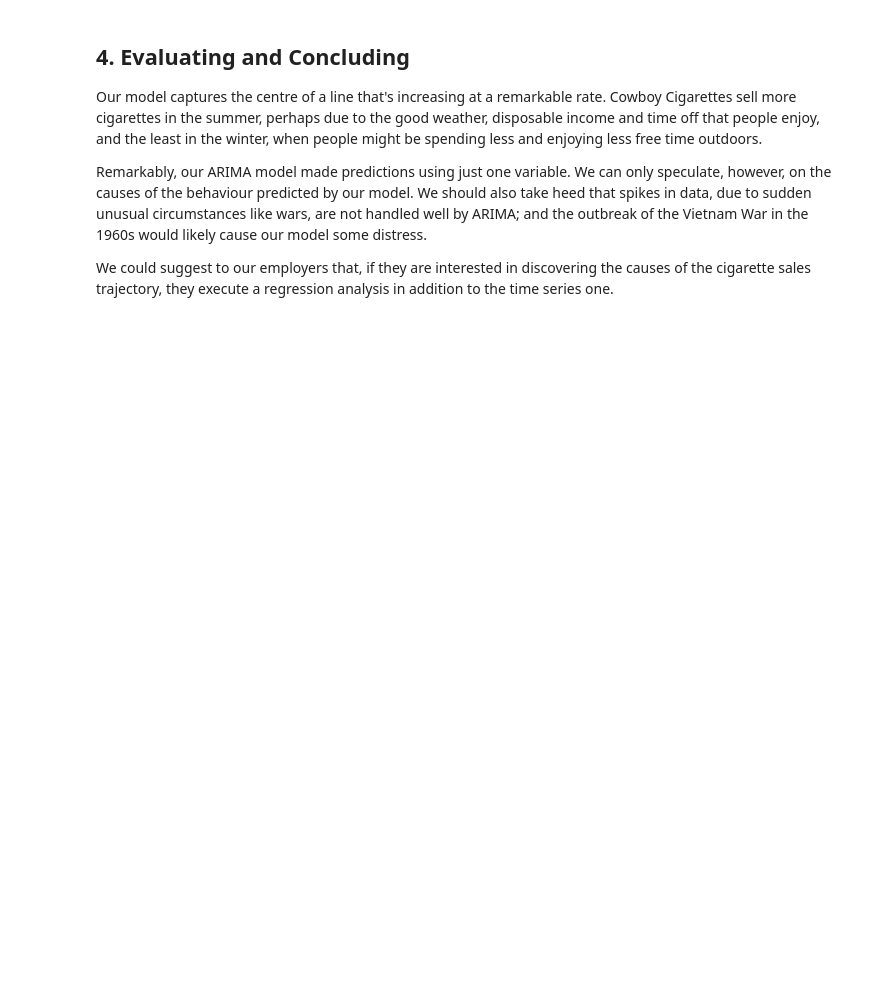
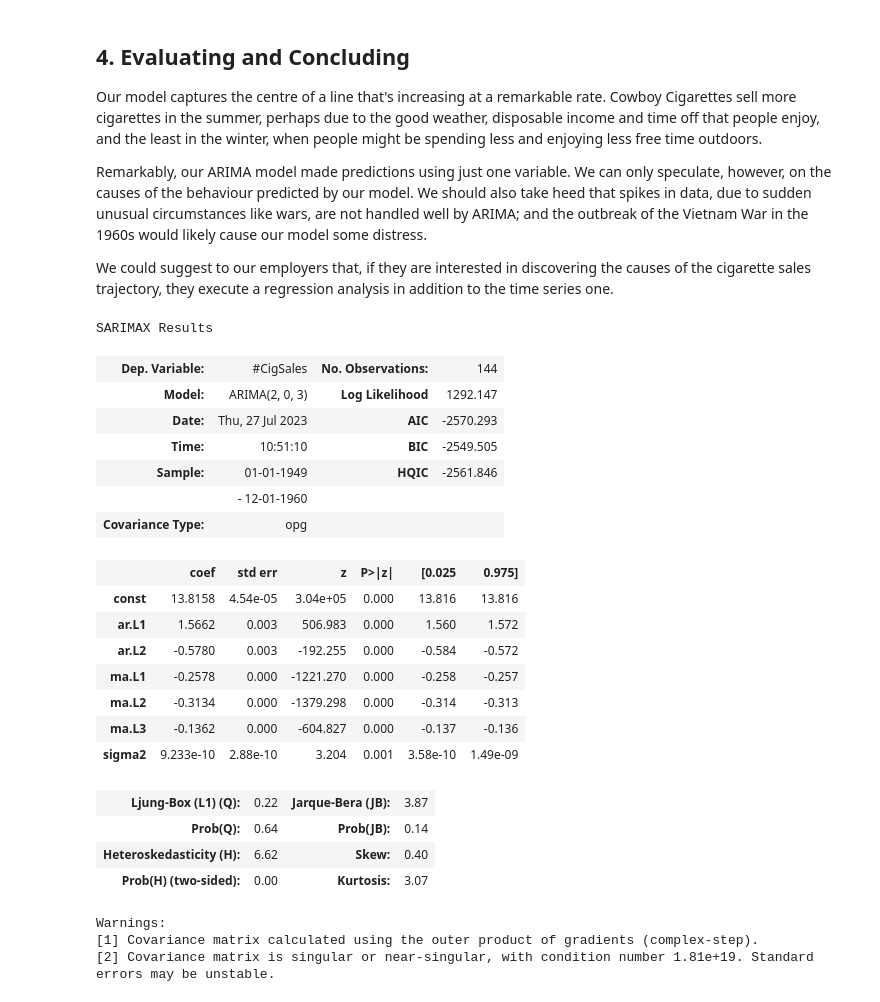
Before and after one commit to binayakhadka/springboard_case_study, a Jupyter notebook: Cowboy Cigrettes/Cowboy Cigarettes Case Study - Tier 3.ipynb, the cells around one changed output. Drawn from its saved outputs; the diff is of its cells as text; code cells hidden in the pictures; blank space fills up the shorter version.

```diff
--- a/Cowboy Cigrettes/Cowboy Cigarettes Case Study - Tier 3.ipynb
+++ b/Cowboy Cigrettes/Cowboy Cigarettes Case Study - Tier 3.ipynb
@@ -372,7 +386,8 @@ best_order
 # %% [markdown]
 So the best p,d, q, parameters for our ARIMA model are 2, 1, 1 respectively. Now we know this, we can build the model.
 # %%
-model = ARIMA(y_log, order=best_order)
+# model = ARIMA(y_log, order=best_order)
+model = ARIMA(y_log, order=(2,1,1))
 model_fit = model.fit()
 forecast = model_fit.forecast(24)
 forecast
@@ -423,3 +482,34 @@ Our model captures the centre of a line that's increasing at a remarkable rate.
 Remarkably, our ARIMA model made predictions using just one variable. We can only speculate, however, on the causes of the behaviour predicted by our model. We should also take heed that spikes in data, due to sudden unusual circumstances like wars, are not handled well by ARIMA; and the outbreak of the Vietnam War in the 1960s would likely cause our model some distress.
 
 We could suggest to our employers that, if they are interested in discovering the causes of the cigarette sales trajectory, they execute a regression analysis in addition to the time series one.
+# %%
+model = ARIMA(y_log, order=(2,0,3)) #order = (p,0,q) #p->AR, q->MA #colX should be stationary
+result = model.fit()
+forecast = result.get_prediction(start=-25) #starts from last 25 entries of training data
+mean_forecast = forecast.predicted_mean
+# %%
+result.summary()
+# %% [output]
+SARIMAX Results
+| Dep. Variable: | #CigSales | No. Observations: | 144 |
+| Model: | ARIMA(2, 0, 3) | Log Likelihood | 1292.147 |
+| Date: | Thu, 27 Jul 2023 | AIC | -2570.293 |
+| Time: | 10:51:10 | BIC | -2549.505 |
+| Sample: | 01-01-1949 | HQIC | -2561.846 |
+|  | - 12-01-1960 |  |  |
+| Covariance Type: | opg |  |  |
+|  | coef | std err | z | P>|z| | [0.025 | 0.975] |
+| const | 13.8158 | 4.54e-05 | 3.04e+05 | 0.000 | 13.816 | 13.816 |
+| ar.L1 | 1.5662 | 0.003 | 506.983 | 0.000 | 1.560 | 1.572 |
+| ar.L2 | -0.5780 | 0.003 | -192.255 | 0.000 | -0.584 | -0.572 |
+| ma.L1 | -0.2578 | 0.000 | -1221.270 | 0.000 | -0.258 | -0.257 |
+| ma.L2 | -0.3134 | 0.000 | -1379.298 | 0.000 | -0.314 | -0.313 |
+| ma.L3 | -0.1362 | 0.000 | -604.827 | 0.000 | -0.137 | -0.136 |
+| sigma2 | 9.233e-10 | 2.88e-10 | 3.204 | 0.001 | 3.58e-10 | 1.49e-09 |
+| Ljung-Box (L1) (Q): | 0.22 | Jarque-Bera (JB): | 3.87 |
+| Prob(Q): | 0.64 | Prob(JB): | 0.14 |
+| Heteroskedasticity (H): | 6.62 | Skew: | 0.40 |
+| Prob(H) (two-sided): | 0.00 | Kurtosis: | 3.07 |
+Warnings:
+[1] Covariance matrix calculated using the outer product of gradients (complex-step).
+[2] Covariance matrix is singular or near-singular, with condition number 1.81e+19. Standard errors may be unstable.
```
Also changed, not shown: parts of 8 cells of this notebook.
